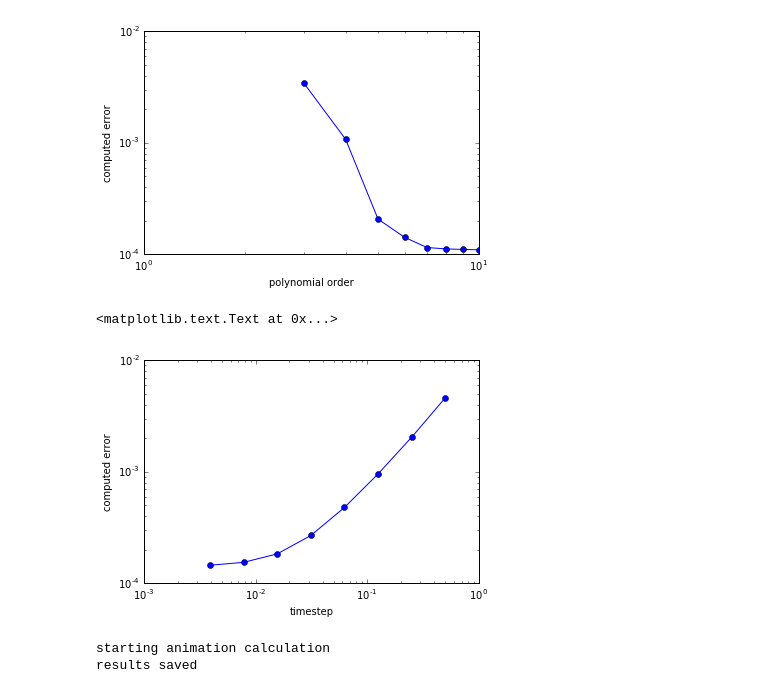
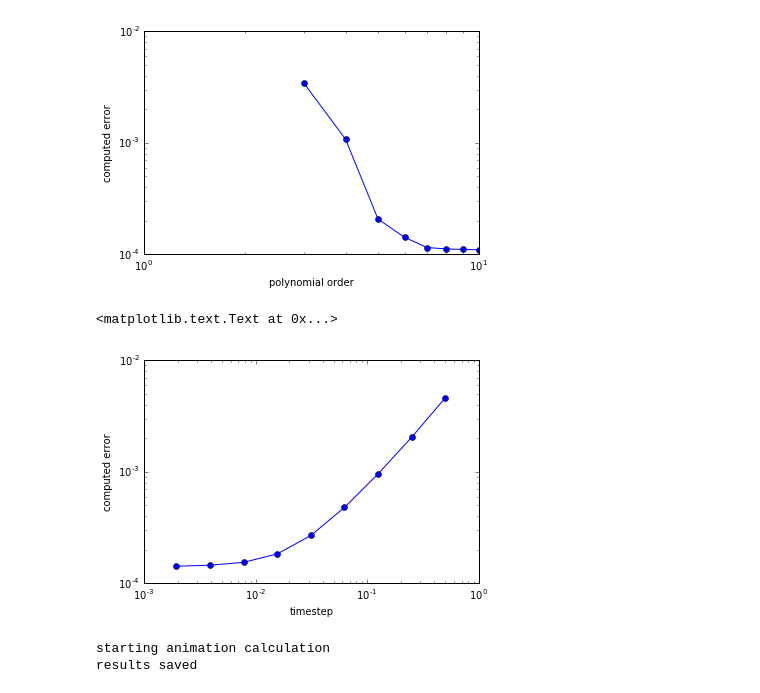
Before and after one commit to pdicerbo/P1.4, a Jupyter notebook: Basics/FinalProject.ipynb, the cells around one changed output. Cells and saved outputs as stored; diff of their text form; code cells hidden in the pictures.

```diff
--- a/Basics/FinalProject.ipynb
+++ b/Basics/FinalProject.ipynb
@@ -417,17 +425,18 @@ ylabel('computed error')
 # %%
 # data obtained varying the timestep size
 # and using ALWAYS polynomial degree = 5
 
 err_results = [0.0046038380001, 0.00204203895369, 0.000958045331353, 0.000479983288458, 0.000269137874765,
-              0.000184030309784, 0.000154723970026, 0.000145678835499]
-tstp = [1./2., 1./4., 1./8., 1./16., 1./32., 1./64.1, 1./128., 1./256.]
+               0.000184030309784, 0.000154723970026, 0.000145678835499, 0.000142877056124]
+
+tstp = [1./2., 1./4., 1./8., 1./16., 1./32., 1./64., 1./128., 1./256., 1./512.]
 
 loglog(tstp, err_results, '-o')
 xlabel('timestep')
 ylabel('computed error')
 # %% [output]
 <matplotlib.text.Text at 0x...>
-[figure, old version]
+[figure, new version]
 # %%
 # animation function
 def animate(i, surf1, ax):
```
Also changed, not shown: parts of 1 cell of this notebook.
